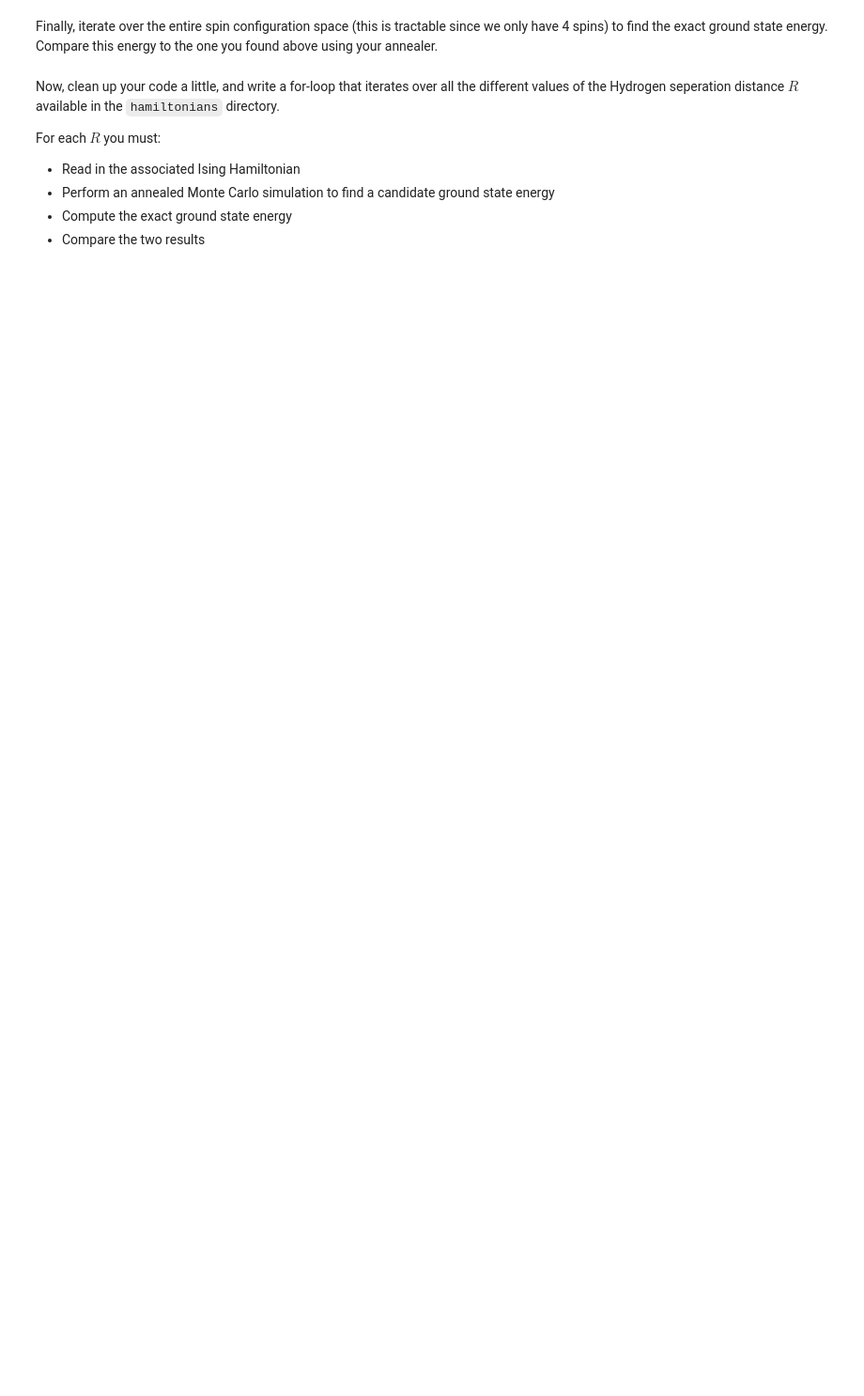
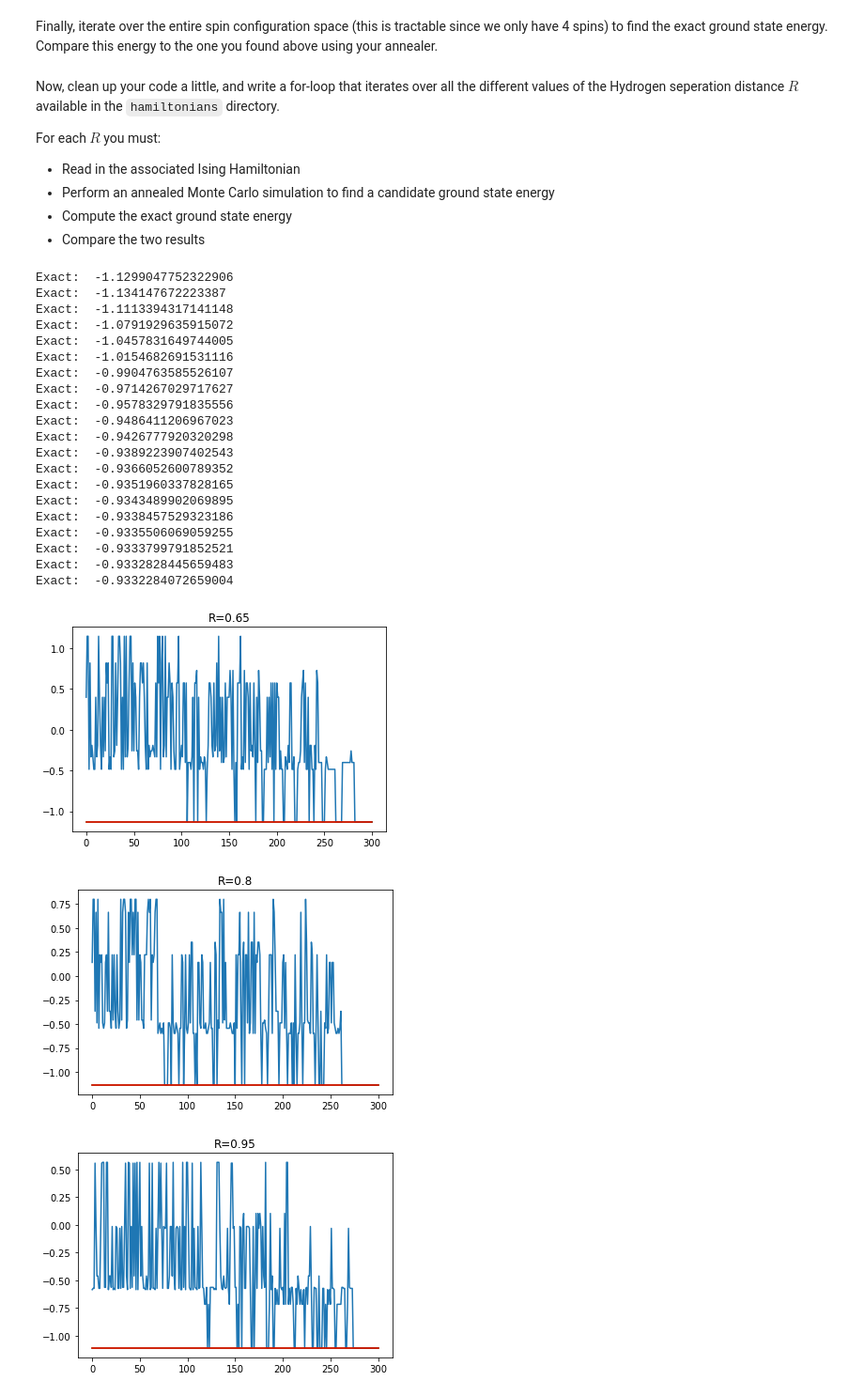
Before and after one commit to CDL-Quantum/CohortProject_2020, a Jupyter notebook: Project_4_Ising_Annealer/Task_3.ipynb, the cells around one changed output. Shown: that part at 94% size. Drawn from its saved outputs; the diff is of its cells as text; code cells hidden in the pictures; blank space fills up the shorter version.

Commit message:
Task_1.ipynb, Task_3.ipynb, Challenges.ipynb, object_einsum.py added from shukob to master

```diff
--- a/Project_4_Ising_Annealer/Task_3.ipynb
+++ b/Project_4_Ising_Annealer/Task_3.ipynb
@@ -49,19 +48,3 @@ def read_generalized_ising_hamiltonian(path):
 E0, h, J, K, L = read_generalized_ising_hamiltonian("./hamiltonians/Ising-H2-STO-3G-bk-samespin-R=0.65.inp")
 # %% [markdown]
 First, you must write a class that describes the Generalized Ising Model given the arrays containing the Hamiltonian parameters. You will need to write a function which computes energy of the stored spin configuration (see the previous tasks for inspiration), as well as a function which computes the change in energy resulting from a single-spin-flip (you could of course use the naive approach and simply compute the energy of two spin configurations and subtract one from the other).
-# %%
-# Write a class to describe the generalized Ising Model given its Hamiltonian parameters
-
-class GeneralizedIsingModel(AbstractIsing):
-    def __init__(self):
-        pass
-
-    def energy(self):
-        # hint: np.einsum may be helpful here
-        pass
-
-    def energy_diff(self, *coords):
-        pass
-
-    def rand_site(self):
-        pass
@@ -85,3 +163,40 @@ For each $R$ you must:
 - Perform an annealed Monte Carlo simulation to find a candidate ground state energy
 - Compute the exact ground state energy
 - Compare the two results
+# %%
+hamiltonians = [f for f in glob('hamiltonians/Ising-H2-STO-3G-bk-samespin-R=*.inp')]
+
+df = pd.DataFrame(columns=["Ea", "Et"])
+for hamiltonian_file in sorted(hamiltonians):
+    match = re.match(r"hamiltonians/Ising-H2-STO-3G-bk-samespin-R=([\d.]+).inp", hamiltonian_file)
+    r = float(match.groups(0)[0])
+    E0, h, J, K, L = read_generalized_ising_hamiltonian(hamiltonian_file)
+    ising = GeneralizedIsingModel(E0, h, J, K, L)
+    Ea, Et = calc_once(ising, exp_schedule(400, 0.1, 300), plot_title=f"R={r}")
+    df.loc[r] = pd.Series({"Ea": Ea, "Et": Et})
+df = df.sort_index()
+df
+# %% [output]
+Exact:  -1.1299047752322906
+Exact:  -1.134147672223387
+Exact:  -1.1113394317141148
+Exact:  -1.0791929635915072
+Exact:  -1.0457831649744005
+Exact:  -1.0154682691531116
+Exact:  -0.9904763585526107
+Exact:  -0.9714267029717627
+Exact:  -0.9578329791835556
+Exact:  -0.9486411206967023
+Exact:  -0.9426777920320298
+Exact:  -0.9389223907402543
+Exact:  -0.9366052600789352
+Exact:  -0.9351960337828165
+Exact:  -0.9343489902069895
+Exact:  -0.9338457529323186
+Exact:  -0.9335506069059255
+Exact:  -0.9333799791852521
+Exact:  -0.9332828445659483
+Exact:  -0.9332284072659004
+[figure, added]
+[figure, added]
+[figure, added]
```
Also changed, not shown: parts of 9 cells of this notebook, 3 other files.
